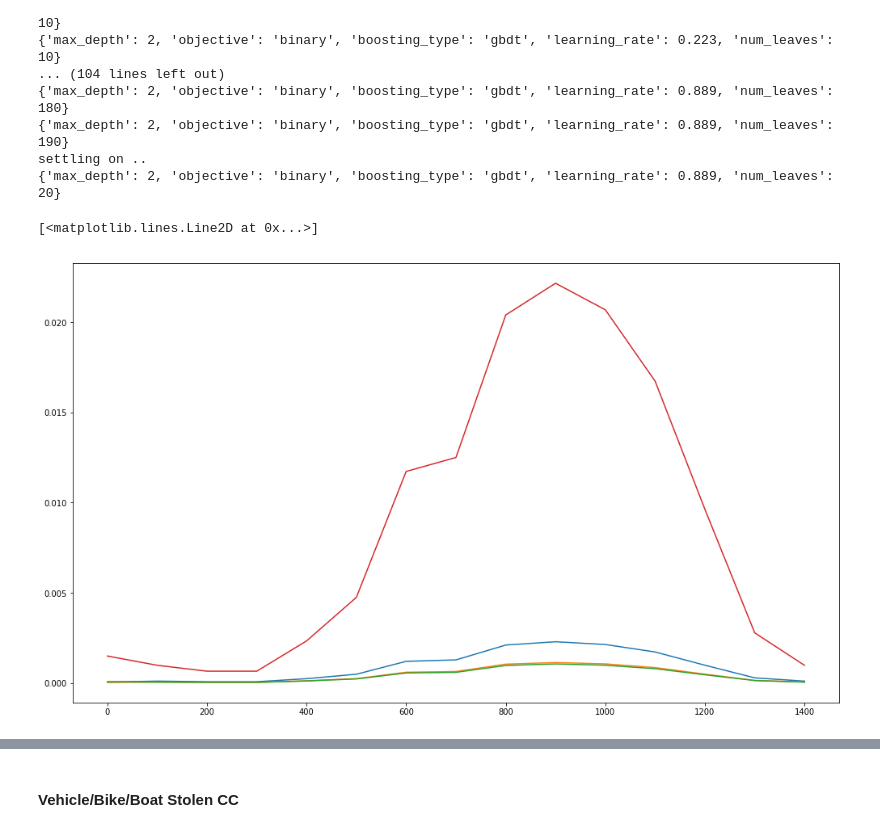
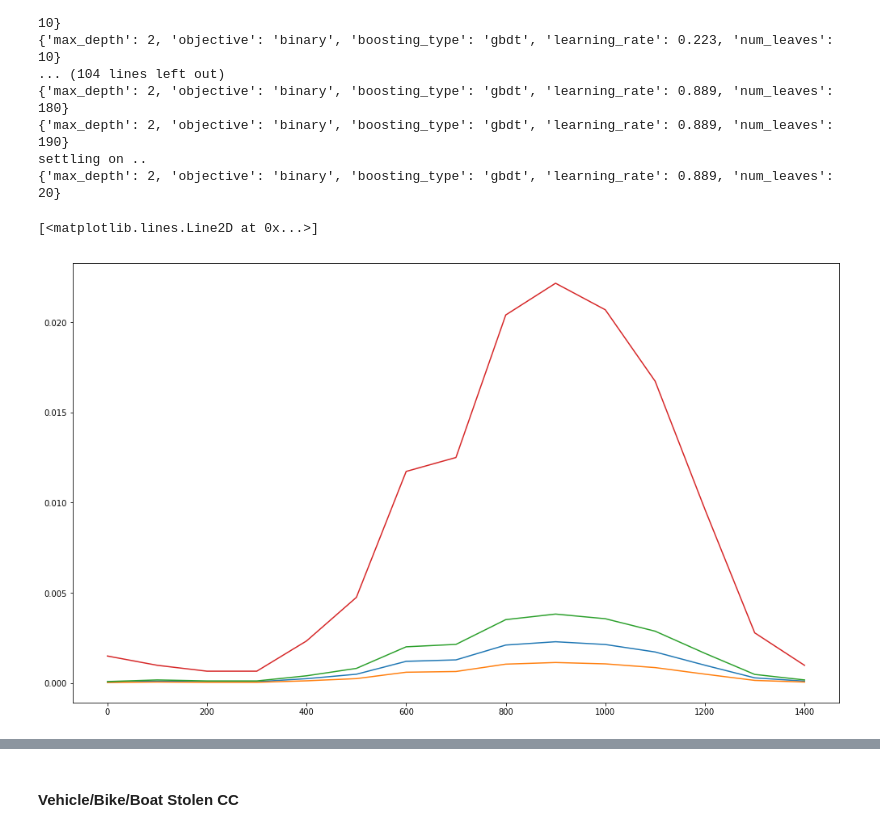
Before and after one commit to bwhitesell/Chaperone, a Jupyter notebook: crymepipelines/notebooks/CrymeClassifiers Hyperparameter Tuning and Minor Feature Engineering.ipynb, the cells around one changed output, grey strips where cells are left out. Saved outputs shown, nothing was run; the diff lists cells and outputs as text; code cells hidden in the pictures.

```diff
--- a/crymepipelines/notebooks/CrymeClassifiers Hyperparameter Tuning and Minor Feature Engineering.ipynb
+++ b/crymepipelines/notebooks/CrymeClassifiers Hyperparameter Tuning and Minor Feature Engineering.ipynb
@@ -211,7 +211,7 @@ params = {
     "objective": "binary",
     "boosting_type": "gbdt",
     "learning_rate": .445,
-    "num_leaves": 80,
+    "num_leaves": 10,
 }
 # %%
 rfc = LGBMClassifier(**params)
@@ -549,23 +545,23 @@ params = {
 # %%
 rfc = LGBMClassifier(**params)
 rfc.fit(train_ds[features], train_ds[target])
 plt.figure(figsize=(17,10))
 tst = []
 for i in range(0, 1440, 100):
     tst.append(rfc.predict_proba([[34.064540, -118.437803, i]])[0][1])
 plt.plot(range(0, 1440, 100), tst)
 tst = []
 for i in range(0, 1440, 100):
     tst.append(rfc.predict_proba([[34.062533, -118.445334, i]])[0][1])
 plt.plot(range(0, 1440, 100), tst)
 tst = []
 for i in range(0, 1440, 100):
-    tst.append(rfc.predict_proba([[34.067404, -118.433251, i]])[0][1])
+    tst.append(rfc.predict_proba([[34.056955, -118.419148, i]])[0][1])
 plt.plot(range(0, 1440, 100), tst)
 tst = []
 for i in range(0, 1440, 100):
     tst.append(rfc.predict_proba([[34.0762515879397, -118.37382875376885, i]])[0][1])
 plt.plot(range(0, 1440, 100), tst)
 # %% [output]
 [<matplotlib.lines.Line2D at 0x...>]
-[figure, old version]
+[figure, new version]
```
Also changed, not shown: parts of 24 cells of this notebook.
